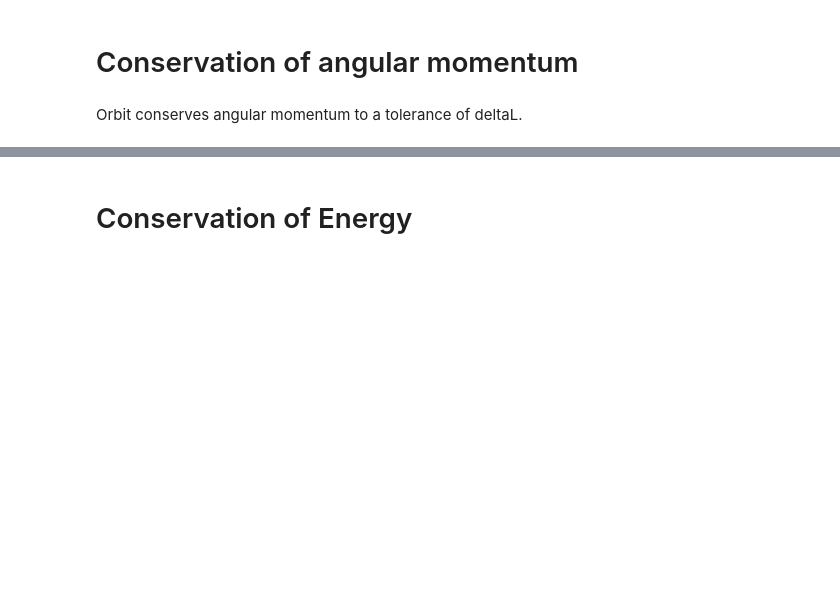
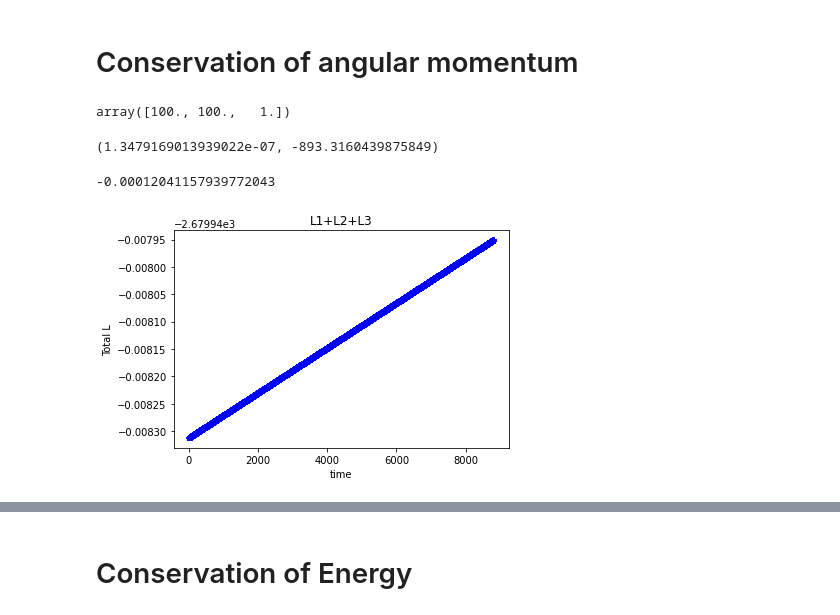
Before and after one commit to sdorsher/ThreeBodyOrbits, a Jupyter notebook: TwoStarsOnePlanet.ipynb, the cells around one changed output, grey strips where cells are left out. Saved outputs shown, nothing was run; the diff lists cells and outputs as text; code cells hidden in the pictures; blank space fills up the shorter version.

Commit message:
L should not be conserved. E should be conserved. It is not. Perhaps there is a problem in the numerical integration routine still.

```diff
--- a/TwoStarsOnePlanet.ipynb
+++ b/TwoStarsOnePlanet.ipynb
@@ -684,3 +708,7 @@ plt.show()
 # %% [markdown]
 # Conservation of angular momentum
+# %%
+masses
+# %% [output]
+array([100., 100.,   1.])
 # %%
@@ -688,7 +716,17 @@ import Lstability
 # %%
-deltaL, Lavg=Lstability.Lstability(npstar1x,npstar2x,masses)
+deltaL, Lavg, npstarLtot=Lstability3.Lstability3(npstar1x,npstar2x,npstar3x,masses)
 deltaL, Lavg
+# %% [output]
+(1.3479169013939022e-07, -893.3160439875849)
 # %%
 deltaL*Lavg
+# %% [output]
+-0.00012041157939772043
-# %% [markdown]
-Orbit conserves angular momentum to a tolerance of deltaL.
+# %%
+plt.xlabel('time')
+plt.ylabel('Total L')
+plt.title('L1+L2+L3')
+plt.plot(nptimes,npstarLtot[:,2],'*b')
+plt.show()
+# %% [output]
+[figure, added]
```
Also changed, not shown: parts of 23 cells of this notebook, 2 other files.
